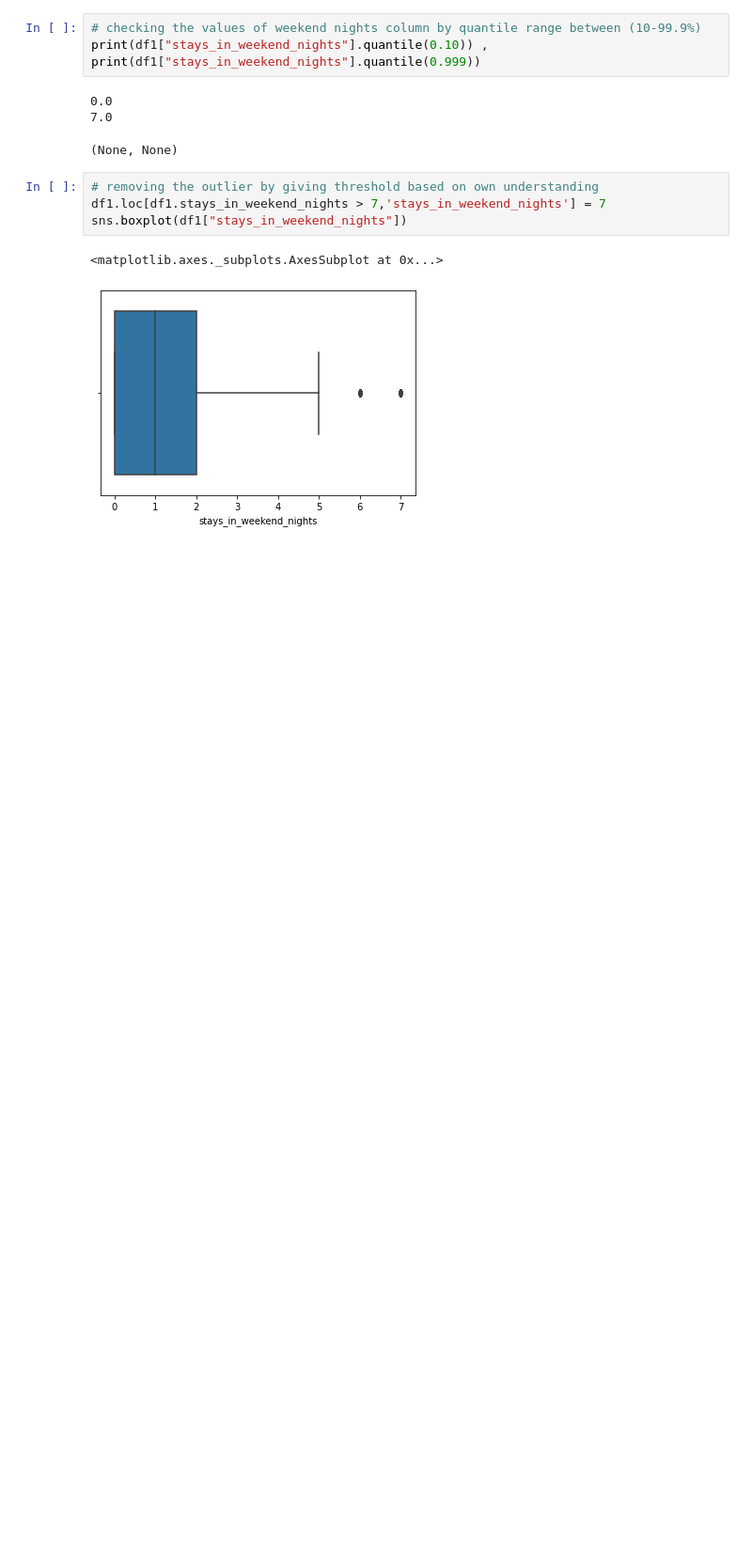
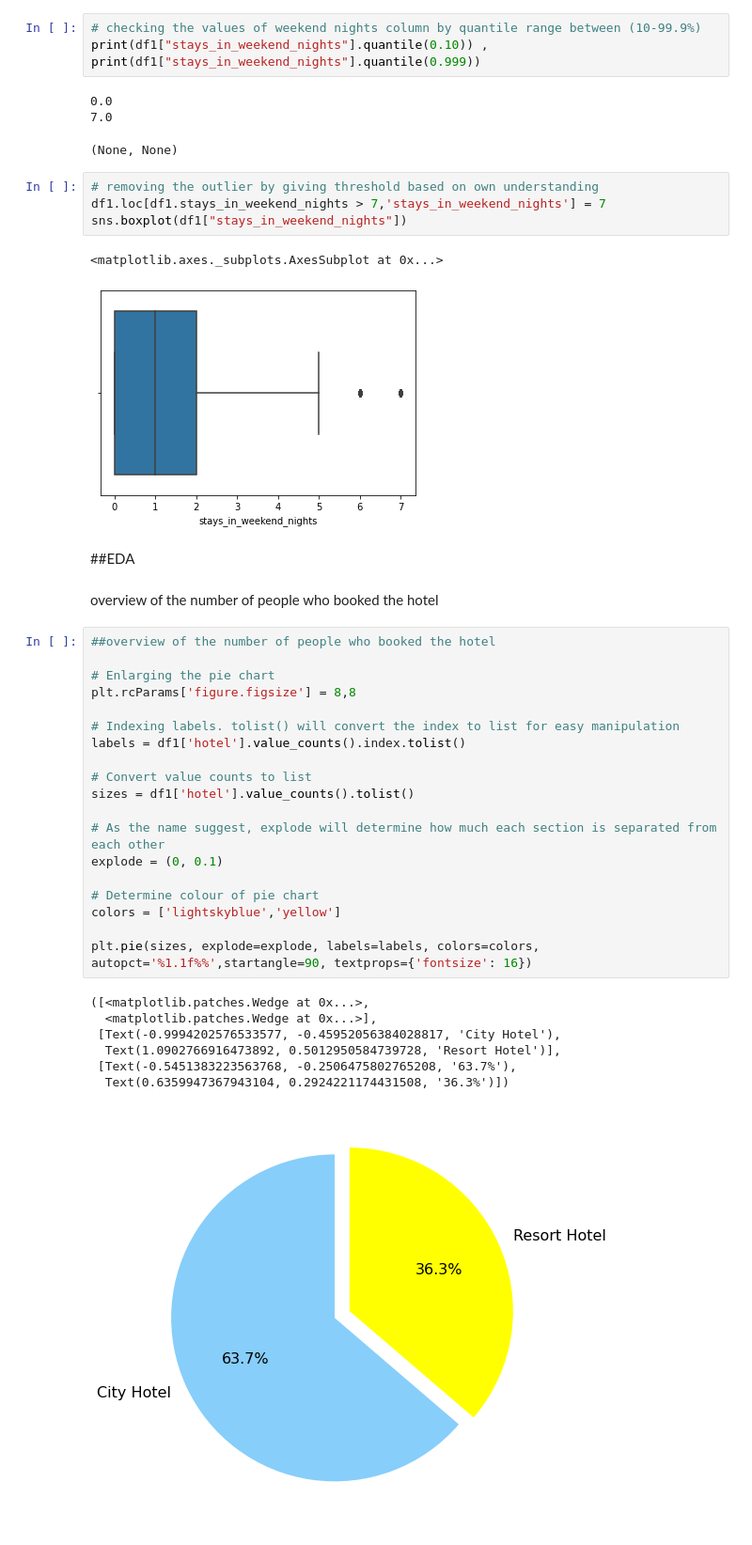
Before and after one commit to SUMITYADAV96/CAPSTONE_PROJECT-HOTEL-BOOKING-ANALYSIS, a Jupyter notebook: Hotel_Booking_Analysis_Capstone_Project.ipynb, the cells around one changed output. Shown at 94% size. Cells and saved outputs as stored; diff of their text form; blank space fills up the shorter version.

```diff
--- a/Hotel_Booking_Analysis_Capstone_Project.ipynb
+++ b/Hotel_Booking_Analysis_Capstone_Project.ipynb
@@ -307,3 +300,34 @@ sns.boxplot(df1["stays_in_weekend_nights"])
 # %% [output]
 <matplotlib.axes._subplots.AxesSubplot at 0x...>
 [figure]
+# %% [markdown]
+##EDA
+# %% [markdown]
+overview of the number of people who booked the hotel
+# %%
+##overview of the number of people who booked the hotel
+
+# Enlarging the pie chart
+plt.rcParams['figure.figsize'] = 8,8
+
+# Indexing labels. tolist() will convert the index to list for easy manipulation
+labels = df1['hotel'].value_counts().index.tolist()
+
+# Convert value counts to list
+sizes = df1['hotel'].value_counts().tolist()
+
+# As the name suggest, explode will determine how much each section is separated from each other
+explode = (0, 0.1)
+
+# Determine colour of pie chart
+colors = ['lightskyblue','yellow']
+
+plt.pie(sizes, explode=explode, labels=labels, colors=colors, autopct='%1.1f%%',startangle=90, textprops={'fontsize': 16})
+# %% [output]
+([<matplotlib.patches.Wedge at 0x...>,
+  <matplotlib.patches.Wedge at 0x...>],
+ [Text(-0.9994202576533577, -0.45952056384028817, 'City Hotel'),
+  Text(1.0902766916473892, 0.5012950584739728, 'Resort Hotel')],
+ [Text(-0.5451383223563768, -0.2506475802765208, '63.7%'),
+  Text(0.6359947367943104, 0.2924221174431508, '36.3%')])
+[figure, added]
```
Also changed, not shown: parts of 35 cells of this notebook.
